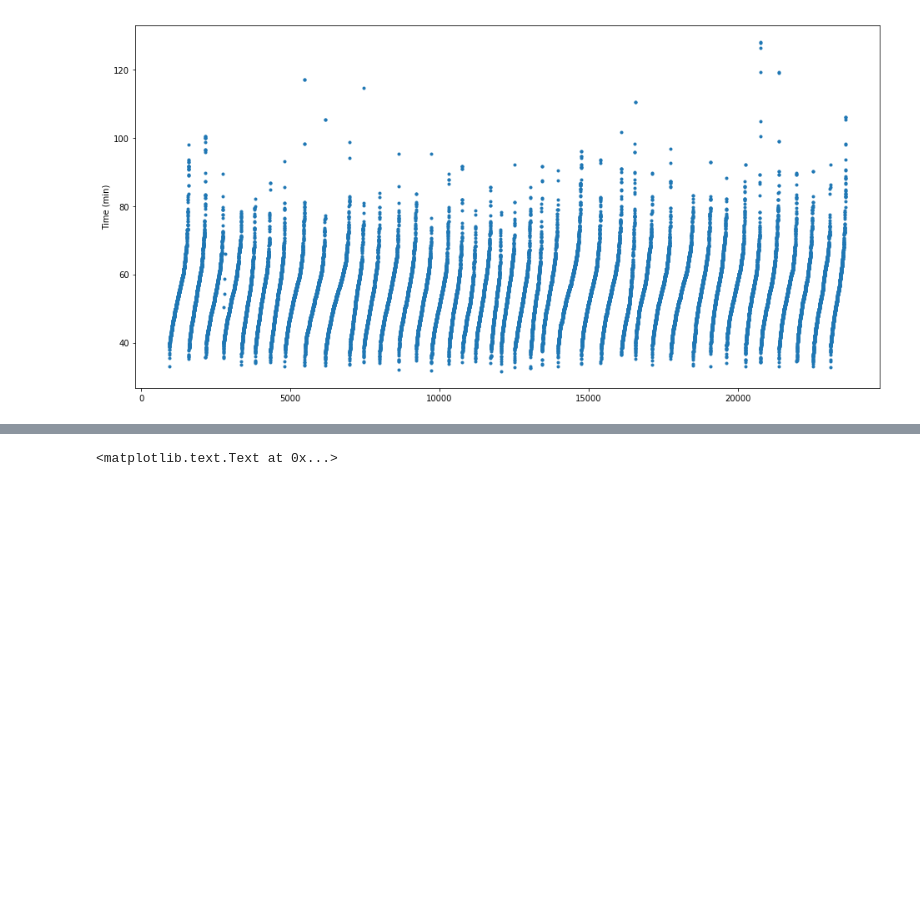
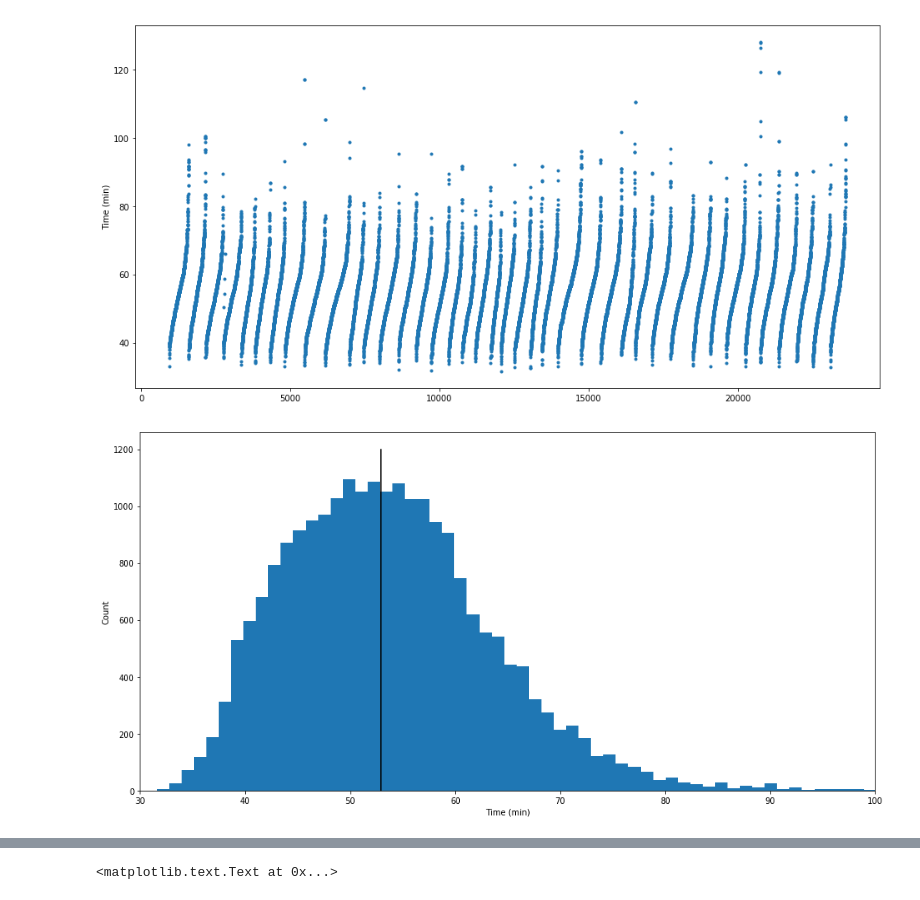
Before and after one commit to CDonnerer/regents-races, a Jupyter notebook: race_analysis.ipynb, the cells around one changed output, grey strips where cells are left out. Saved outputs shown, nothing was run; the diff lists cells and outputs as text; code cells hidden in the pictures; blank space fills up the shorter version.

```diff
--- a/race_analysis.ipynb
+++ b/race_analysis.ipynb
@@ -59,3 +59,20 @@ plt.ylabel('Time (min)')
 # %% [output]
 <matplotlib.text.Text at 0x...>
 [figure]
+# %%
+#from scipy.stats import norm
+#x = np.linspace(-30,100,100)
+#y = 20000*norm.pdf(x, loc=53, scale=9)
+
+plt.figure(figsize=(16,8))
+df2['Net Time'].hist(bins=80,grid=False)
+plt.plot([df2['Net Time'].median()]*2,[0,1200],color='k')
+#plt.plot([df2['Net Time'].mean()]*2,[0,1200],color='k')
+
+plt.ylabel('Count')
+plt.xlabel('Time (min)')
+plt.xlim([30,100])
+
+plt.savefig('plots/time_distribution.png')
+# %% [output]
+[figure, added]
```
Also changed, not shown: parts of 3 cells of this notebook, 5 other files.
